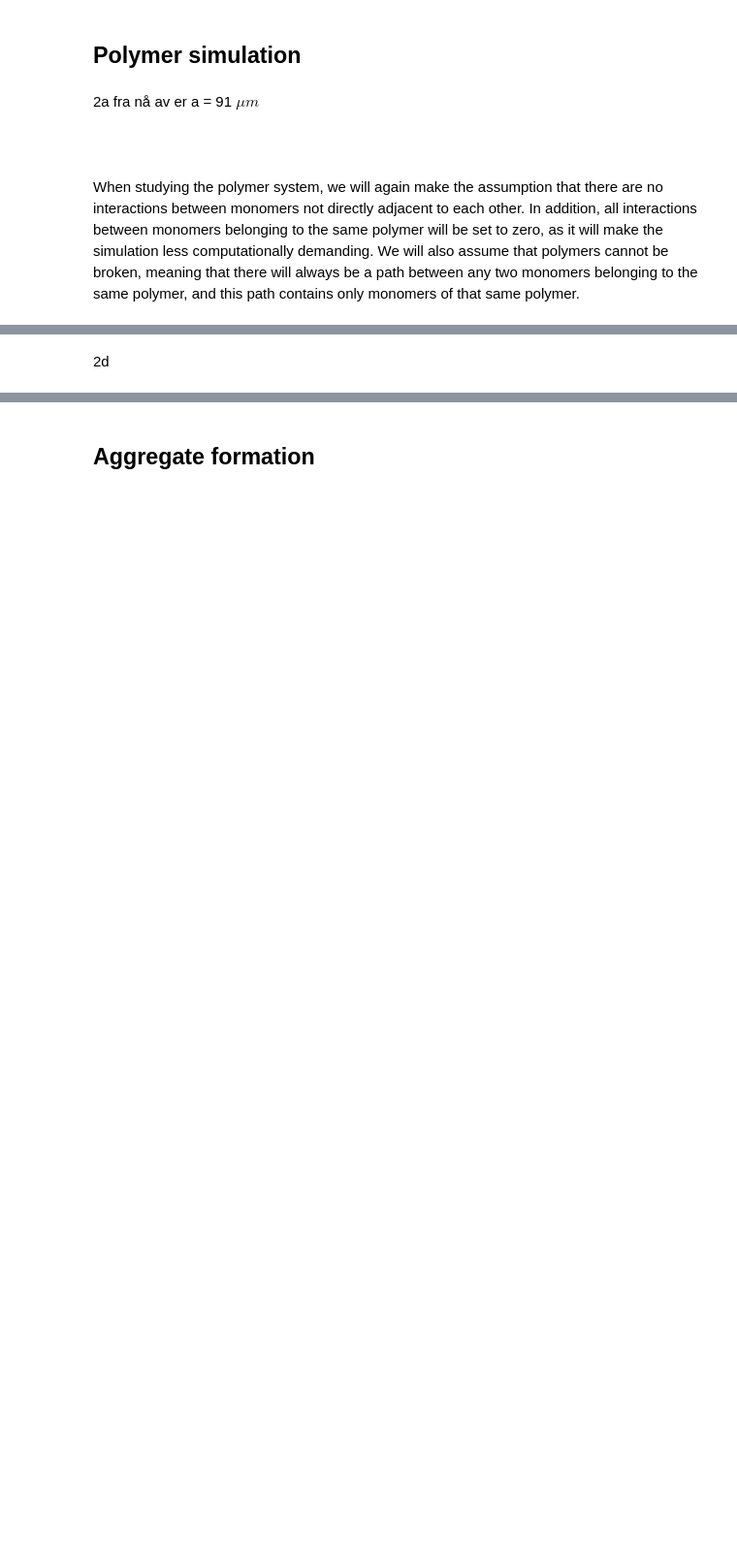
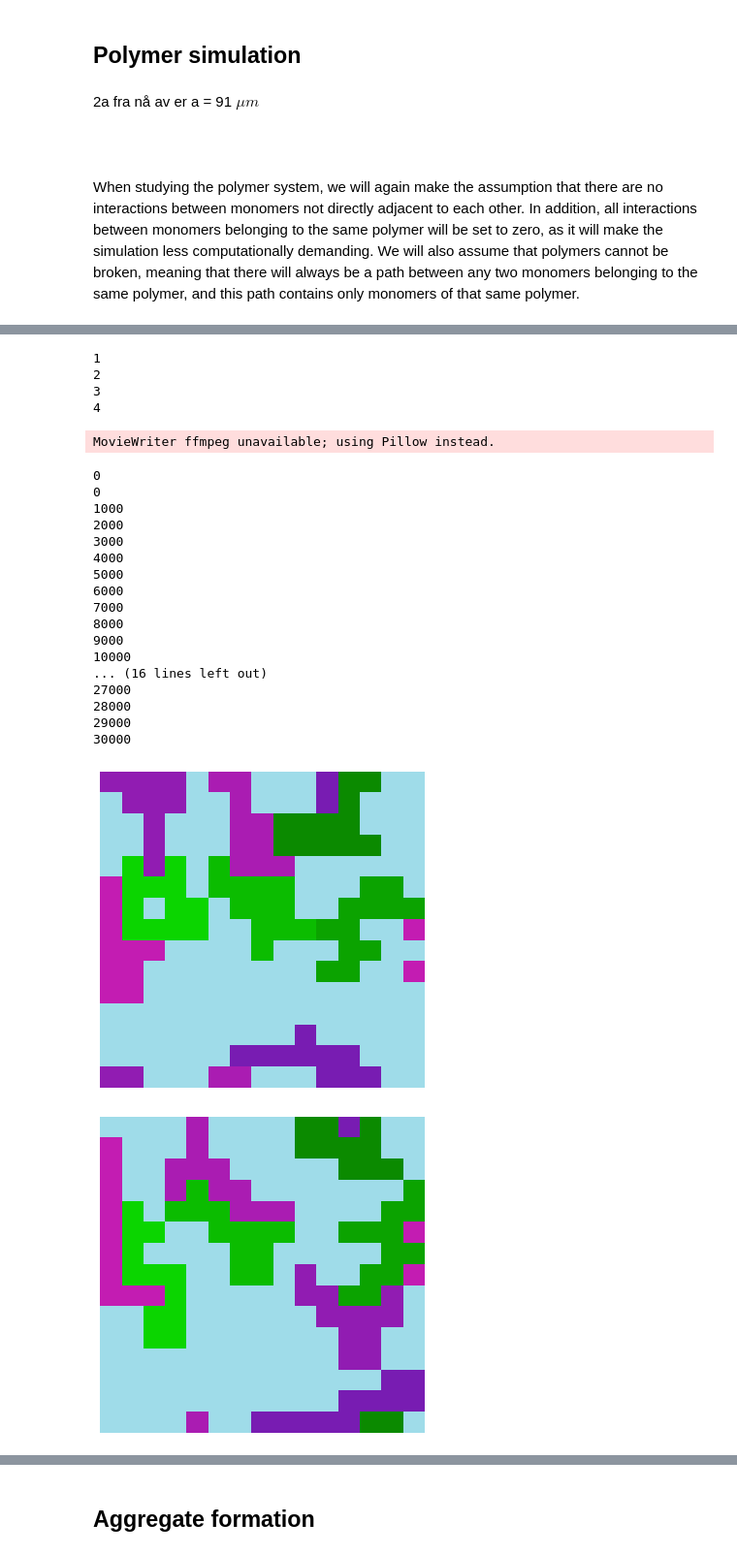
Before and after one commit to otkulseng/vitberProsjekt, a Jupyter notebook: Prosjekt1.ipynb, the cells around one changed output, grey strips where cells are left out. Shown at 97% size. Cells and saved outputs as stored; diff of their text form; code cells hidden in the pictures; blank space fills up the shorter version.

```diff
--- a/Prosjekt1.ipynb
+++ b/Prosjekt1.ipynb
@@ -149,7 +152,7 @@ def cMap_brown(lenght):
     return c.ListedColormap(color_list)
 
 ## Function that plots and saves the grid
-def visualize_grid(grid, file_title = False, figure_title = False, signonly = True,
+def visualize_grid(grid, file_title = False, figure_title = False, sign_only = True,
                    cMap_function = cMap_green_purple, title_size = 30, fig_size = (10, 10)):
     """
         input: grid, 2d grid of signed integers
@@ -157,7 +160,7 @@ def visualize_grid(grid, file_title = False, figure_title = False, signonly = Tr
         return: none
     """
     # make grid have only -1, 0 and 1. [::-1,] flips the rows
-    if signonly:
+    if sign_only:
         grid = np.sign(grid)
     grid = grid[::-1,]
     lenght_color_array = grid.max()
@@ -174,13 +177,13 @@ def visualize_grid(grid, file_title = False, figure_title = False, signonly = Tr
     if file_title:
         fig.savefig(f'images/{file_title}.png') # save first frame
 
-def animate_grid(grid_list, gif_name, ms_between_frames = 10, signonly = True):
+def animate_grid(grid_list, gif_name, ms_between_frames = 10, sign_only = True):
     """
         input: list of N*N-grids, string gif_name, ms between frames, option to toggle different colors
         output: saves
     """
     # generate colormap. Flip grid.
-    if signonly:
+    if sign_only:
         grid_list = [np.sign(grd) for grd in grid_list]
     grid_list = [grd[::-1,] for grd in grid_list]
     lenght_color_array = grid_list[0].max()
@@ -639,6 +674,4 @@ def rigid_move_polymer(direction, num, grid):
         grid[monomer[0]][monomer[1]] -= num
 
     return True
-# %% [markdown]
-2d
 # %%
@@ -670,0 +762,50 @@ def monte_carlo_sim_polymer(Ns, N, M, T, grid, move_function, fill_grid_list = F
+# %%
+L = 12
+M = 4
+T = 200 * 1/16
+N = 15
+Ns = 30000
+grid1 = generate_grid_of_polymers(N, M, L)
+grid2 = grid1.copy()
+print(1)
+e1, grids1 = monte_carlo_sim_polymer(Ns, N, M, T, grid1, rigid_move_polymer, fill_grid_list=True)
+print(2)
+np.savez('data/RigidPolymerGridsColdAF.npz', e=e1, grids=grids1)
+print(3)
+e2, grids2 = monte_carlo_sim_polymer(Ns, N, M, T, grid2, medium_flex_move, fill_grid_list=True)
+print(4)
+np.savez('data/FlexPolymerGridsColdAF.npz', e=e2, grids=grids2)
+# %% [output]
+1
+2
+3
+4
+# %%
+data1 = np.load('data/RigidPolymerGridsColdAF.npz')
+data2 = np.load('data/FlexPolymerGridsColdAF.npz')
+grids1 = data1['grids']
+grids2 = data2['grids']
+
+animate_grid(grids1, 'RigidAnim30000ColdAF', sign_only = False)
+animate_grid(grids2, 'FlexAnim30000ColdAF', sign_only = False)
+# %% [output]
+MovieWriter ffmpeg unavailable; using Pillow instead.
+0
+0
+1000
+2000
+3000
+4000
+5000
+6000
+7000
+8000
+9000
+10000
+... (16 lines left out)
+27000
+28000
+29000
+30000
+[figure, added]
+[figure, added]
```
Also changed, not shown: parts of 27 cells of this notebook, 43 other files.
